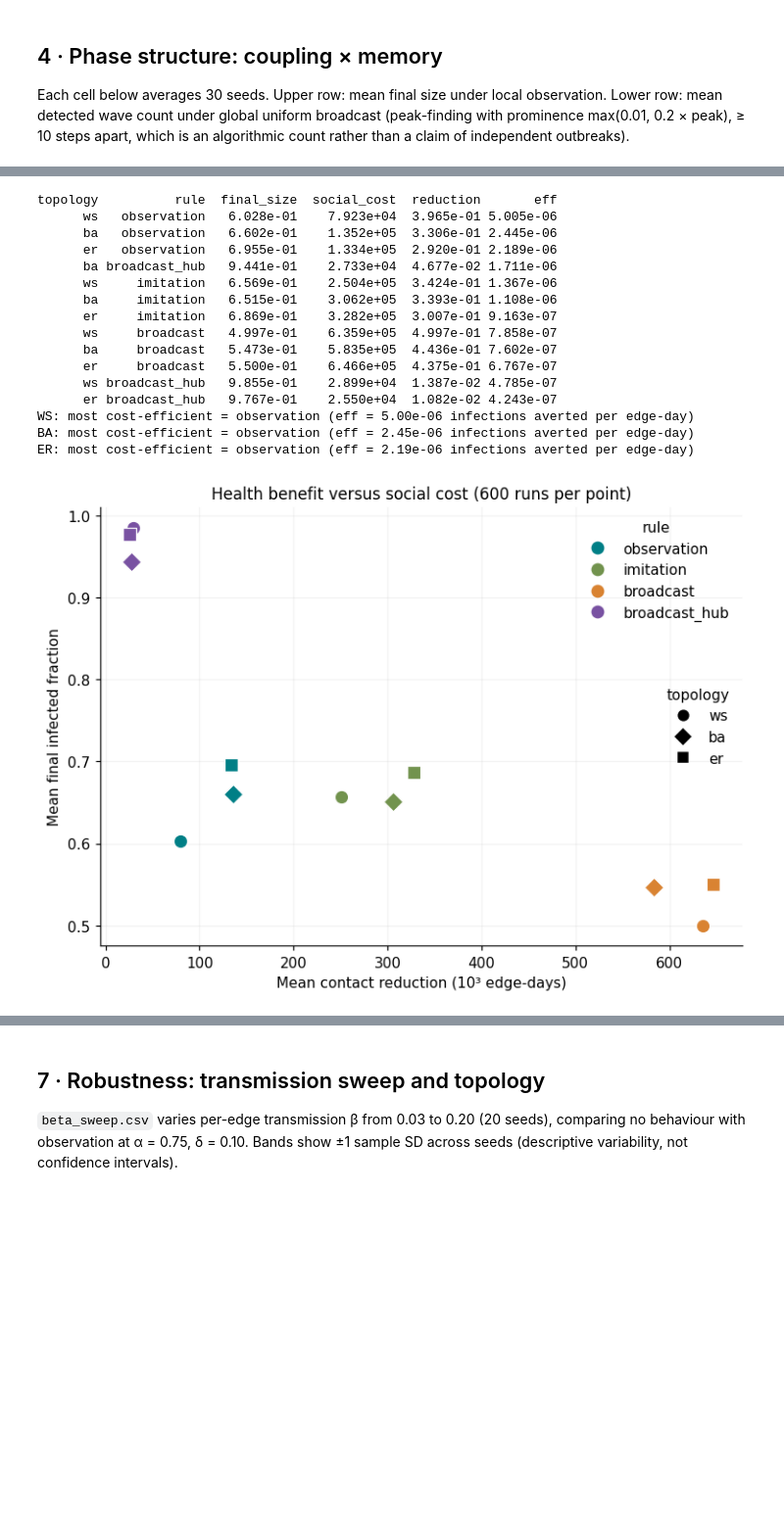
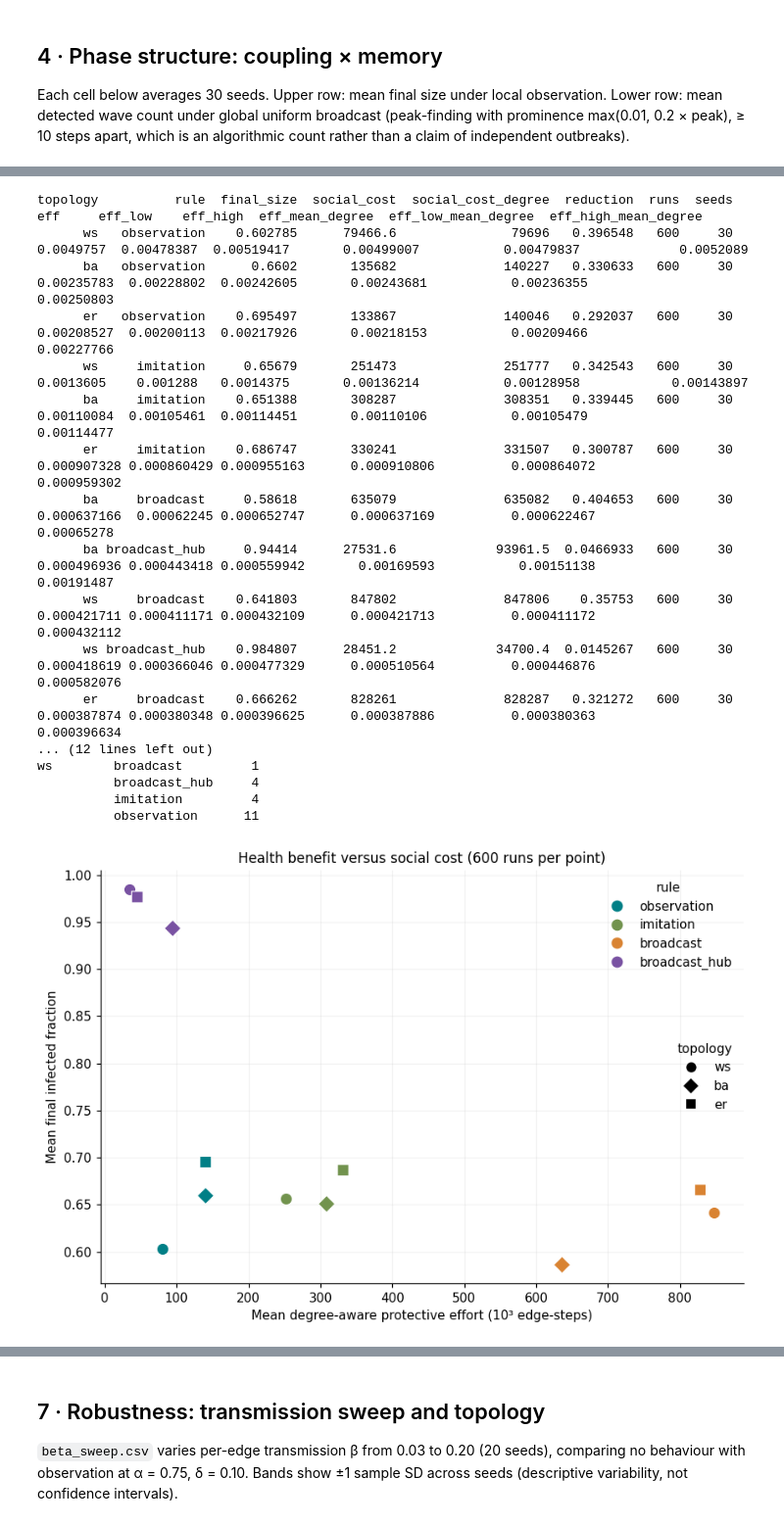
Before and after one commit to idawang142/4403PROJECT, a Jupyter notebook: notebooks/04_analysis.ipynb, the cells around one changed output, grey strips where cells are left out. Shown at 98% size. Saved outputs shown, nothing was run; the diff lists cells and outputs as text; code cells hidden in the pictures; blank space fills up the shorter version.

```diff
--- a/notebooks/04_analysis.ipynb
+++ b/notebooks/04_analysis.ipynb
@@ -28,7 +28,10 @@ if not (ROOT / "src").is_dir():
     ROOT = ROOT.parent
 assert (ROOT / "src").is_dir(), "Run this notebook from the repo root or notebooks/."
 sys.path.insert(0, str(ROOT))
-DATA = ROOT / "notebook_output" / "data"
+DATA = ROOT / "data"
+FIGS = ROOT / "report" / "figs"
+FIGS.mkdir(parents=True, exist_ok=True)
+from src.analysis import load_experiments, summarise
 
 import time
 import numpy as np
@@ -177,7 +174,7 @@ outbreaks).
 # %%
 fig, axes = plt.subplots(2, 3, figsize=(12, 8))
 cfgs = [("observation", "final_size", "viridis", 0, 1),
-        ("broadcast", "waves", "magma", 0, 16)]
+        ("broadcast", "waves", "magma", 0, 30)]
 for col, t in enumerate(["ws", "ba", "er"]):
     for row, (rule, metric, cmap, lo, hi) in enumerate(cfgs):
         piv = (pilot[(pilot.rule == rule) & (pilot.topology == t)]
@@ -197,9 +194,10 @@ for col, t in enumerate(["ws", "ba", "er"]):
                      label=("fraction" if row == 0 else "waves (count)"))
 plt.suptitle("Behavioural memory reshapes outcomes across topologies")
 plt.tight_layout()
+fig.savefig(FIGS / "phase_panels.png", dpi=200)
 plt.show()
 
-bw = pilot[pilot.rule == "broadcast"].groupby("delta")["waves"].agg(["mean", "max"])
+bw = pilot[(pilot.rule == "broadcast") & (pilot.alpha > 0)].groupby("delta")["waves"].agg(["mean", "max"])
 print("broadcast detected waves by fear decay δ:\n", bw.round(2).to_string())
 print("\nmean oscillation index by rule:\n",
       pilot.groupby("rule")["oscillation"].mean().round(3).to_string())
@@ -247,54 +246,54 @@ q/2 proxy in edge-days forgone (q = 0.8), not measured economic loss.
 # %%
 base = pilot[pilot.rule == "none"].groupby("topology")["final_size"].mean()
-agg = (pilot[pilot.alpha > 0].groupby(["topology", "rule"])
-       [["final_size", "social_cost"]].mean().reset_index())
-agg["reduction"] = agg.apply(lambda r: base.loc[r["topology"]] - r["final_size"],
-                             axis=1)
-agg["eff"] = agg["reduction"] / (agg["social_cost"] + 1)
-agg = agg.sort_values("eff", ascending=False)
-print(agg.to_string(index=False, float_format=lambda x: f"{x:.3e}"))
+agg = study["tradeoff"]
+print(agg.to_string(index=False, float_format=lambda x: f"{x:.6g}"))
 for topo in ["ws", "ba", "er"]:
     winner = agg[agg.topology == topo].iloc[0]
-    assert winner["rule"] == "observation", topo
-    print(f"{topo.upper()}: most cost-efficient = {winner['rule']} "
-          f"(eff = {winner['eff']:.2e} infections averted per edge-day)")
-
+    print(f"{topo.upper()}: highest grid-mean degree-aware efficiency = {winner['rule']} "
+          f"({winner['eff']:.5f} infections averted per edge-step)")
+cell_winners = (study["cells"].sort_values("eff", ascending=False)
+                .groupby(["topology", "alpha", "delta"]).first())
+print("Per-cell winners (shared nominal alpha/delta; different rule semantics):")
+print(cell_winners.groupby(["topology", "rule"]).size().to_string())
 colors = {"observation": "#007f86", "imitation": "#72934e",
           "broadcast": "#d98332", "broadcast_hub": "#7952a2"}
 markers = {"ws": "o", "ba": "D", "er": "s"}
 fig, ax = plt.subplots(figsize=(8, 5.5))
 for _, r in agg.iterrows():
-    ax.scatter(r["social_cost"] / 1000, r["final_size"], c=colors[r["rule"]],
+    ax.scatter(r["social_cost_degree"] / 1000, r["final_size"], c=colors[r["rule"]],
                marker=markers[r["topology"]], s=90, edgecolors="white",
                linewidths=0.8, zorder=3)
-ax.set(xlabel="Mean contact reduction (10³ edge-days)",
+ax.set(xlabel="Mean degree-aware protective effort (10³ edge-steps)",
        ylabel="Mean final infected fraction",
        title="Health benefit versus social cost (600 runs per point)")
 ax.grid(alpha=0.15)
 leg1 = ax.legend([Line2D([], [], marker="o", ls="", color=c, markersize=8,
                           label=k) for k, c in colors.items()],
                  list(colors), title="rule", loc="upper right", frameon=False)
 ax.add_artist(leg1)
 ax.legend([Line2D([], [], marker=m, ls="", color="k", markersize=7,
                    label=t.upper()) for t, m in markers.items()],
           list(markers), title="topology", loc="center right", frameon=False)
+fig.tight_layout()
+fig.savefig(FIGS / "tradeoff.png", dpi=200)
 plt.show()
 # %% [output]
-topology          rule  final_size  social_cost  reduction       eff
-      ws   observation   6.028e-01    7.923e+04  3.965e-01 5.005e-06
-      ba   observation   6.602e-01    1.352e+05  3.306e-01 2.445e-06
-      er   observation   6.955e-01    1.334e+05  2.920e-01 2.189e-06
-      ba broadcast_hub   9.441e-01    2.733e+04  4.677e-02 1.711e-06
-      ws     imitation   6.569e-01    2.504e+05  3.424e-01 1.367e-06
-      ba     imitation   6.515e-01    3.062e+05  3.393e-01 1.108e-06
-      er     imitation   6.869e-01    3.282e+05  3.007e-01 9.163e-07
-      ws     broadcast   4.997e-01    6.359e+05  4.997e-01 7.858e-07
-      ba     broadcast   5.473e-01    5.835e+05  4.436e-01 7.602e-07
-      er     broadcast   5.500e-01    6.466e+05  4.375e-01 6.767e-07
-      ws broadcast_hub   9.855e-01    2.899e+04  1.387e-02 4.785e-07
-      er broadcast_hub   9.767e-01    2.550e+04  1.082e-02 4.243e-07
-WS: most cost-efficient = observation (eff = 5.00e-06 infections averted per edge-day)
-BA: most cost-efficient = observation (eff = 2.45e-06 infections averted per edge-day)
-ER: most cost-efficient = observation (eff = 2.19e-06 infections averted per edge-day)
+topology          rule  final_size  social_cost  social_cost_degree  reduction  runs  seeds         eff     eff_low    eff_high  eff_mean_degree  eff_low_mean_degree  eff_high_mean_degree
+      ws   observation    0.602785      79466.6               79696   0.396548   600     30   0.0049757  0.00478387  0.00519417       0.00499007           0.00479837             0.0052089
+      ba   observation      0.6602       135682              140227   0.330633   600     30  0.00235783  0.00228802  0.00242605       0.00243681           0.00236355            0.00250803
+      er   observation    0.695497       133867              140046   0.292037   600     30  0.00208527  0.00200113  0.00217926       0.00218153           0.00209466            0.00227766
+      ws     imitation     0.65679       251473              251777   0.342543   600     30   0.0013605    0.001288   0.0014375       0.00136214           0.00128958            0.00143897
+      ba     imitation    0.651388       308287              308351   0.339445   600     30  0.00110084  0.00105461  0.00114451       0.00110106           0.00105479            0.00114477
+      er     imitation    0.686747       330241              331507   0.300787   600     30 0.000907328 0.000860429 0.000955163      0.000910806          0.000864072           0.000959302
+      ba     broadcast     0.58618       635079              635082   0.404653   600     30 0.000637166  0.00062245 0.000652747      0.000637169          0.000622467            0.00065278
+      ba broadcast_hub     0.94414      27531.6             93961.5  0.0466933   600     30 0.000496936 0.000443418 0.000559942       0.00169593           0.00151138            0.00191487
+      ws     broadcast    0.641803       847802              847806    0.35753   600     30 0.000421711 0.000411171 0.000432109      0.000421713          0.000411172           0.000432112
+      ws broadcast_hub    0.984807      28451.2             34700.4  0.0145267   600     30 0.000418619 0.000366046 0.000477329      0.000510564          0.000446876           0.000582076
+      er     broadcast    0.666262       828261              828287   0.321272   600     30 0.000387874 0.000380348 0.000396625      0.000387886          0.000380363           0.000396634
+... (12 lines left out)
+ws        broadcast         1
+          broadcast_hub     4
+          imitation         4
+          observation      11
-[figure, old version]
+[figure, new version]
 # %% [markdown]
```
Also changed, not shown: parts of 22 cells of this notebook, 48 other files.
